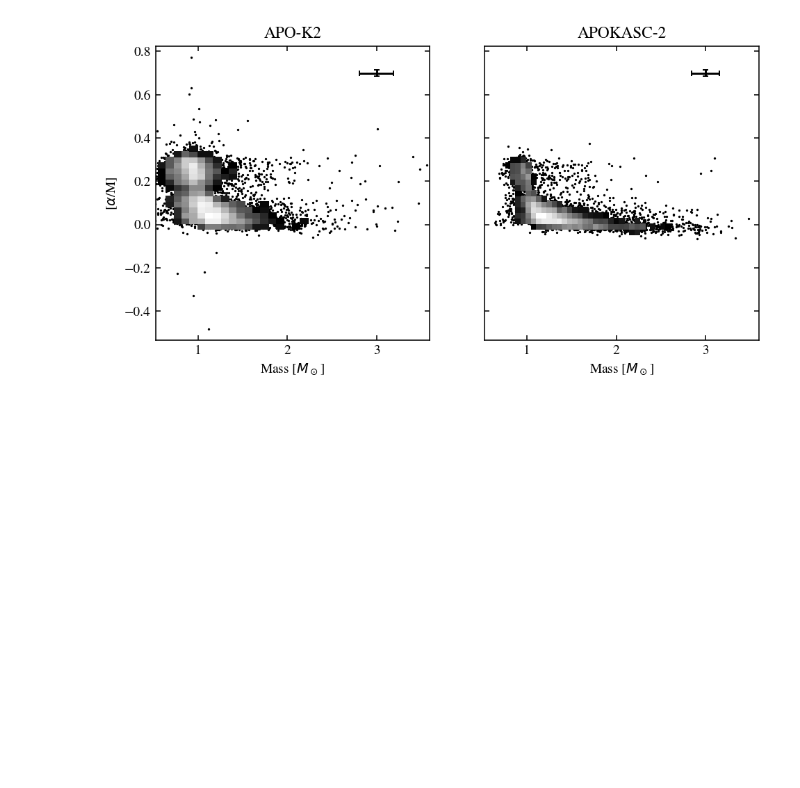
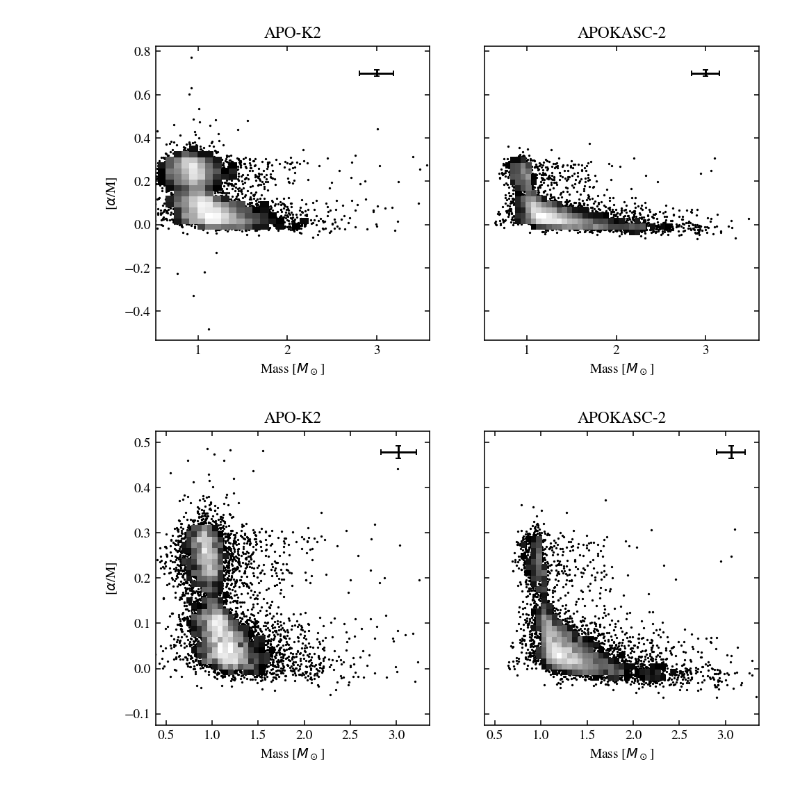
Before and after one commit to lodubay/first-year-project, a Jupyter notebook: mass_alpha.ipynb, the cells around one changed output. Drawn from its saved outputs; the diff is of its cells as text; code cells hidden in the pictures; blank space fills up the shorter version.

```diff
--- a/mass_alpha.ipynb
+++ b/mass_alpha.ipynb
@@ -104,3 +54,32 @@ ax.set_xlabel(r'Mass [$M_\odot$]')
 plt.show()
 # %% [output]
 [figure]
+# %%
+fig, axs = plt.subplots(1, 2, figsize=(8, 4), sharex=True, sharey=True)
+
+ax = axs[0]
+scatter_hist(ax, with_mass['APOK2_MASS'], with_mass['ALPHA_M'], xlim=(0.5, 3.25), ylim=(-0.1, 0.5))
+plot_rms_err(ax, with_mass['APOK2_MASS_ERR'], with_mass['ALPHA_M_ERR'], loc='upper right')
+# ax.errorbar(3, 0.7,
+#             xerr=rms(with_mass['APOK2_MASS_ERR']),
+#             yerr=rms(with_mass['ALPHA_M_ERR']),
+#             color='k', capsize=2)
+ax.set_title('APO-K2')
+ax.set_xlabel(r'Mass [$M_\odot$]')
+ax.set_ylabel(r'[$\alpha$/M]')
+
+ax = axs[1]
+scatter_hist(ax, with_mass['APOKASC2_MASS'], with_mass['ALPHA_M'], xlim=(0.5, 3.25), ylim=(-0.1, 0.5))
+plot_rms_err(ax, quad_add(with_mass['APOKASC2_MASS_RANERR'], with_mass['APOKASC2_MASS_SYSERR']),
+             with_mass['ALPHA_M_ERR'], loc='upper right')
+# ax.errorbar(3, 0.7,
+#             xerr=rms(quad_add(with_mass['APOKASC2_MASS_RANERR'],
+#                               with_mass['APOKASC2_MASS_SYSERR'])),
+#             yerr=rms(with_mass['ALPHA_M_ERR']),
+#             color='k', capsize=2)
+ax.set_title('APOKASC-2')
+ax.set_xlabel(r'Mass [$M_\odot$]')
+
+plt.show()
+# %% [output]
+[figure, added]
```
Also changed, not shown: parts of 3 cells of this notebook, 2 other files.
